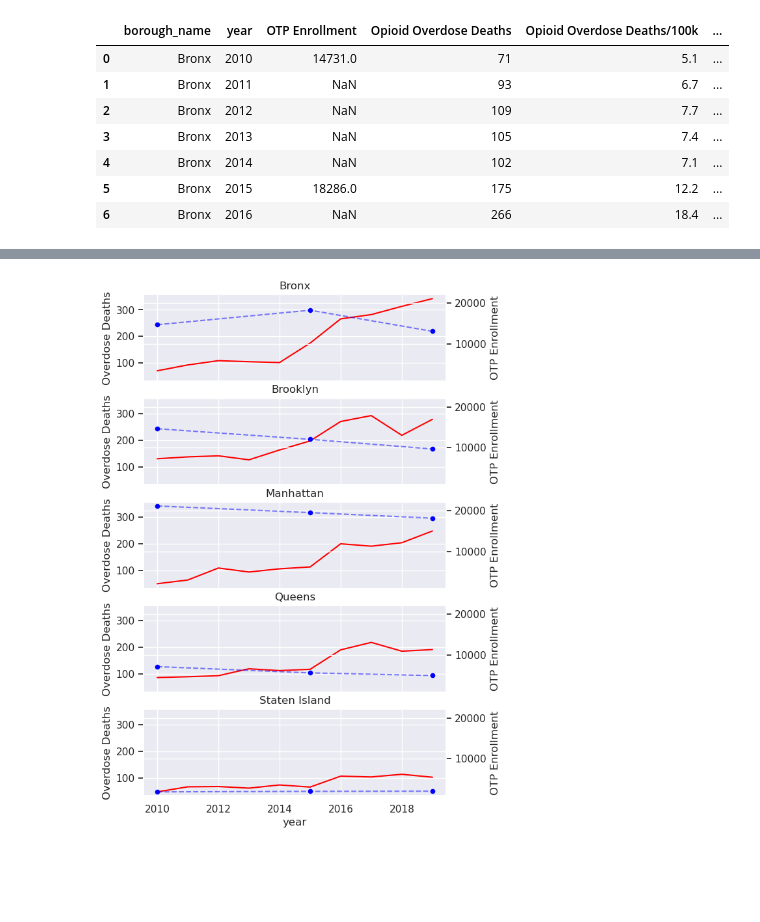
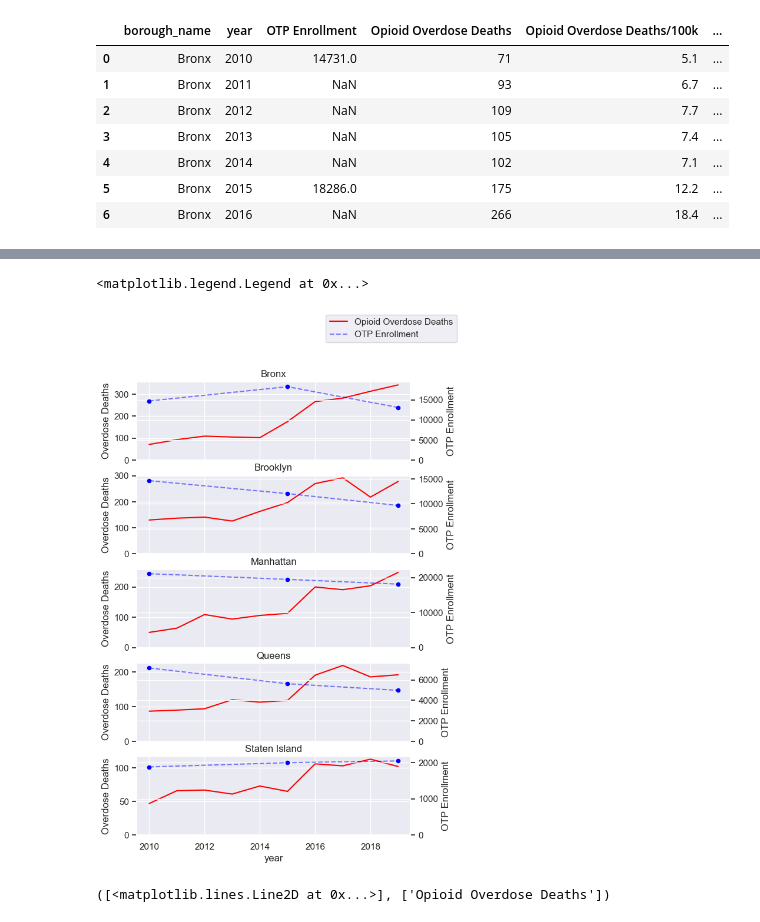
Before and after one commit to skritch/ghc-analysis, a Jupyter notebook: analysis/exploratory/capacity.ipynb, the cells around one changed output, grey strips where cells are left out. Saved outputs shown, nothing was run; the diff lists cells and outputs as text; code cells hidden in the pictures; blank space fills up the shorter version.

```diff
--- a/analysis/exploratory/capacity.ipynb
+++ b/analysis/exploratory/capacity.ipynb
@@ -230,17 +230,33 @@ plt.tight_layout()
 # %%
 boroughs = list(borough_df['borough_name'].unique())
-fig, axes = plt.subplots(len(boroughs), 1, sharex=True, sharey=True, figsize=(6, 10))
+fig, axes = plt.subplots(len(boroughs), 1, sharex=True, sharey=False, figsize=(6, 10))
 axes2 = [ax.twinx() for ax in axes]
-axes2[0].get_shared_y_axes().join(*axes2)
+# axes2[0].get_shared_y_axes().join(*axes2)
 for (i, (b, ax1, ax2)) in enumerate(zip(boroughs, axes, axes2)):
     borough = borough_df[borough_df['borough_name'] == b]
     borough.plot(kind='line', x='year', y='Opioid Overdose Deaths', ax=ax1, color='red', legend=False)
     borough[~borough['OTP Enrollment'].isnull()].plot(
         kind='line', x='year', y='OTP Enrollment', ax=ax2, color='blue', style='--', alpha=0.5, legend=False)
     borough.plot(kind='scatter', x='year', y='OTP Enrollment', ax=ax2, color='blue', legend=False)
     ax1.set_ylabel('Overdose Deaths')
     ax1.set_title(b)
+    ax1.set_ylim((0, ax1.get_ylim()[1]))
+    ax2.set_ylim((0, ax2.get_ylim()[1] * 1.05))
     # if i != len(boroughs) - 1:
     #     ax2.set_ylabel(None)
+
+handles = axes[0].get_legend_handles_labels()[0] + axes2[0].get_legend_handles_labels()[0]
+labels = axes[0].get_legend_handles_labels()[1] + axes2[0].get_legend_handles_labels()[1]
+fig.legend(handles, labels, loc='upper right')
 # %% [output]
+<matplotlib.legend.Legend at 0x...>
-[figure, old version]
+[figure, new version]
+# %%
+list(zip(axes[0].get_legend_handles_labels(), axes2[0].get_legend_handles_labels()))[0]
+
+handles = axes[0].get_legend_handles_labels()[0] + axes2[0].get_legend_handles_labels()[0]
+labels = axes[0].get_legend_handles_labels()[1] + axes2[0].get_legend_handles_labels()[1]
+
+# [(a + b) for a, b in zip(ax1.get_legend_handles_labels(), ax2.get_legend_handles_labels())]
+# %% [output]
+([<matplotlib.lines.Line2D at 0x...>], ['Opioid Overdose Deaths'])
```
Also changed, not shown: parts of 9 cells of this notebook, 8 other files.
